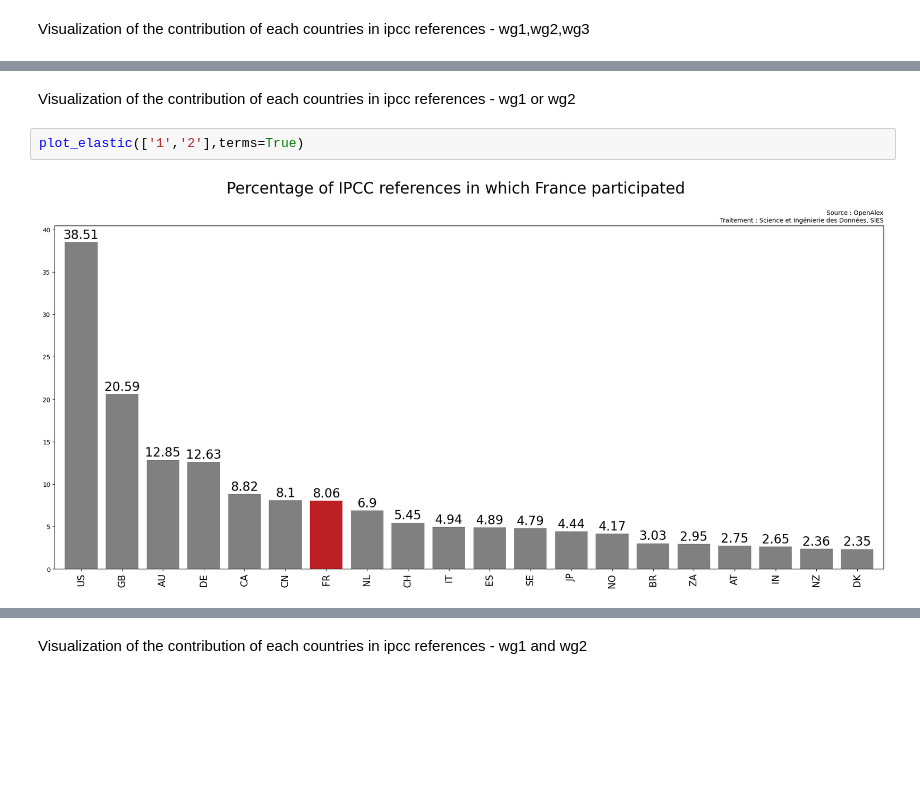
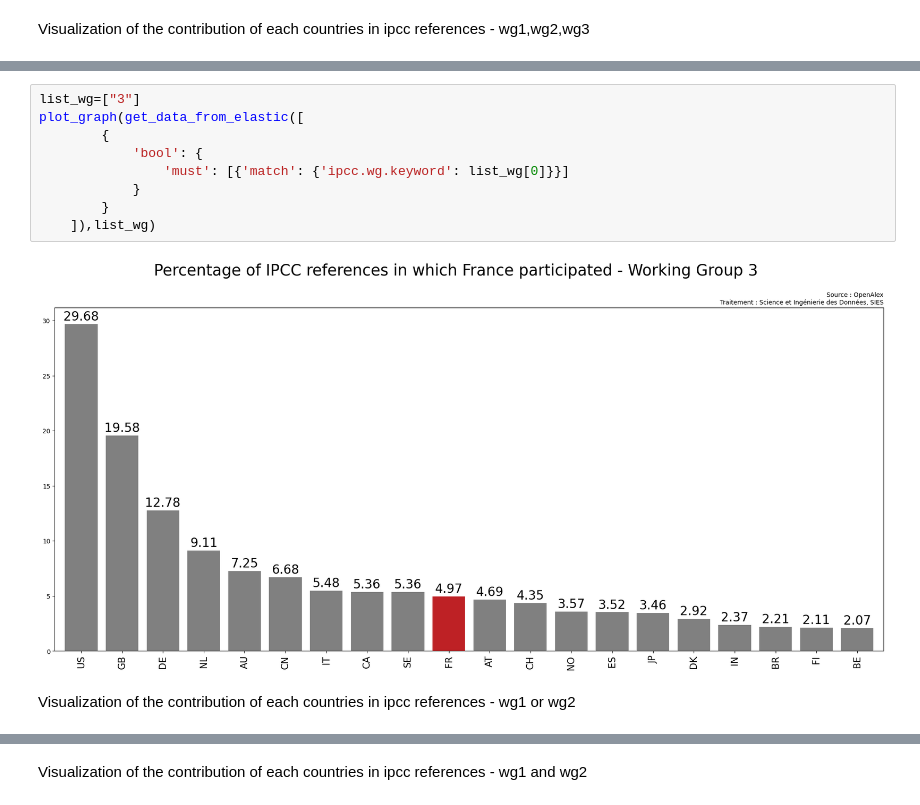
Before and after one commit to dataesr/teds, a Jupyter notebook: notebooks/IPCC_visualization_elastic.ipynb, the cells around one changed output, grey strips where cells are left out. Drawn from its saved outputs; the diff is of its cells as text; blank space fills up the shorter version.

```diff
--- a/notebooks/IPCC_visualization_elastic.ipynb
+++ b/notebooks/IPCC_visualization_elastic.ipynb
@@ -36,6 +54,13 @@ plot_elastic(["3"])
+# %%
+list_wg=["3"]
+plot_graph(get_data_from_elastic([
+        {
+            'bool': {
+                'must': [{'match': {'ipcc.wg.keyword': list_wg[0]}}]
+            }
+        }
+    ]),list_wg)
+# %% [output]
+[figure, added]
 # %% [markdown]
 Visualization of the contribution of each countries in ipcc references - wg1 or wg2
-# %%
-plot_elastic(['1','2'],terms=True)
-# %% [output]
-[figure, removed]
```
Also changed, not shown: parts of 18 cells of this notebook, 1 other file.
